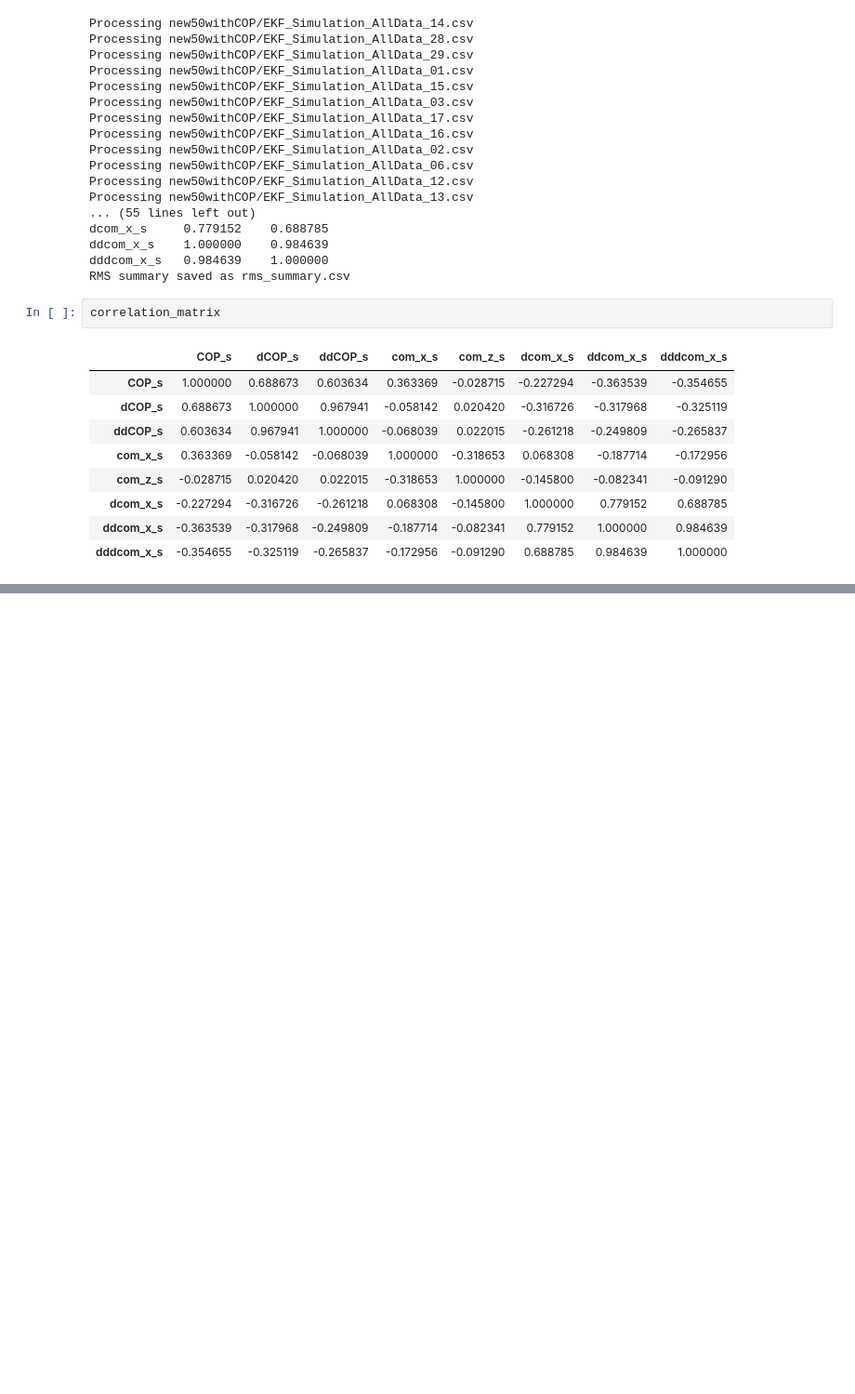
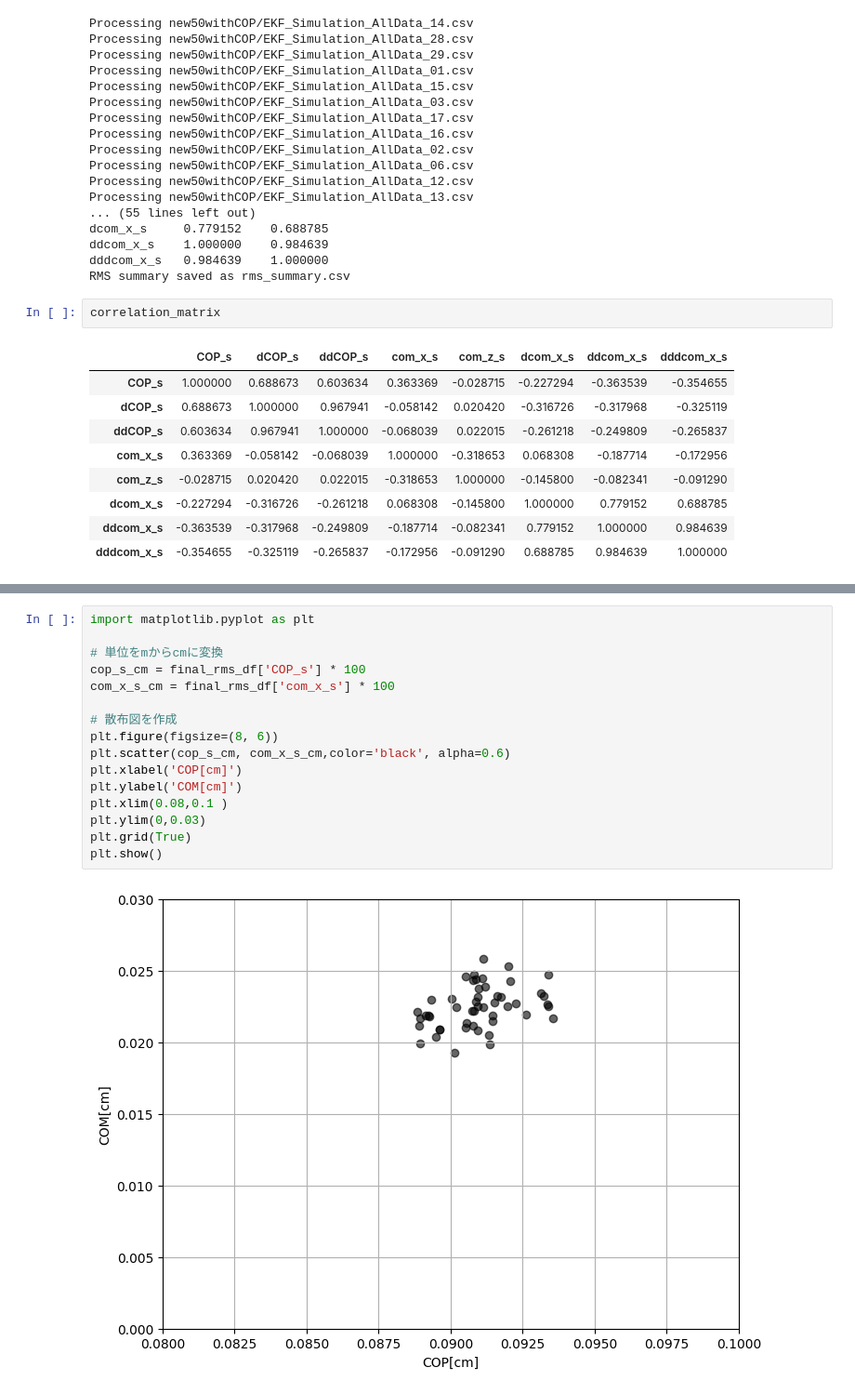
Before and after one commit to dalmatian-jp/MPC_donuts, a Jupyter notebook: analing_masani.ipynb, the cells around one changed output, grey strips where cells are left out. Shown: that part at 93% size. Cells and saved outputs as stored; diff of their text form; blank space fills up the shorter version.

```diff
--- a/analing_masani.ipynb
+++ b/analing_masani.ipynb
@@ -193,0 +214,18 @@ correlation_matrix
+# %%
+import matplotlib.pyplot as plt
+
+# 単位をmからcmに変換
+cop_s_cm = final_rms_df['COP_s'] * 100
+com_x_s_cm = final_rms_df['com_x_s'] * 100
+
+# 散布図を作成
+plt.figure(figsize=(8, 6))
+plt.scatter(cop_s_cm, com_x_s_cm,color='black', alpha=0.6)
+plt.xlabel('COP[cm]')
+plt.ylabel('COM[cm]')
+plt.xlim(0.08,0.1 )
+plt.ylim(0,0.03)
+plt.grid(True)
+plt.show()
+# %% [output]
+[figure, added]
```
Also changed, not shown: parts of 3 cells of this notebook.
